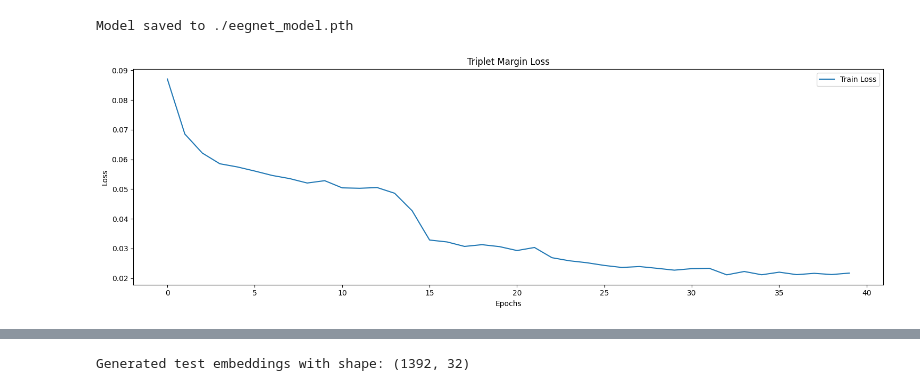
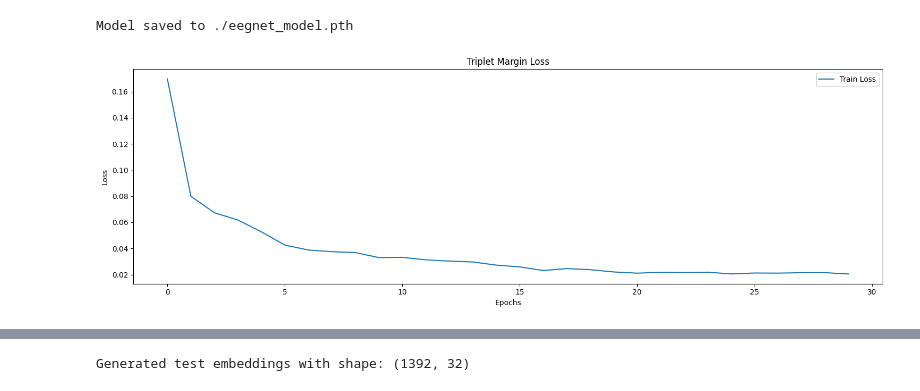
Before and after one commit to KN-Neuron/NeuroGuard-AI, a Jupyter notebook: notebooks/Barbara_Dereń/EEGNet1.ipynb, the cells around one changed output, grey strips where cells are left out. Saved outputs shown, nothing was run; the diff lists cells and outputs as text; code cells hidden in the pictures.

```diff
--- a/notebooks/Barbara_Dereń/EEGNet1.ipynb
+++ b/notebooks/Barbara_Dereń/EEGNet1.ipynb
@@ -225,11 +243,11 @@ Shape of positive: torch.Size([1, 4, 751])
 Shape of negative: torch.Size([1, 4, 751])
 # %%
 eegnet_model = EEGNetEmbeddingModel(
-    num_channels=4, num_time_points=751, num_classes=0, embedding_dimension=32
+    num_channels=4, num_time_points=751, num_classes=32, embedding_dimension=32
 )
 
 triplet_loss = torch.nn.TripletMarginLoss(margin=0.05)
 eegnet_optimizer = torch.optim.Adam(eegnet_model.parameters(), lr=1e-3)
 
-num_epochs = 40
+num_epochs = 30
 # %%
@@ -275,17 +292,6 @@ print(f"Model saved to {model_save_path}")
 # %% [output]
 Model saved to ./eegnet_model.pth
 # %%
-import matplotlib.pyplot as plt
-
-plt.figure(figsize=(15, 5))
-
-plt.plot(train_history["train_loss"], label="Train Loss")
-plt.title("Triplet Margin Loss")
-plt.xlabel("Epochs")
-plt.ylabel("Loss")
-plt.legend()
-
-plt.tight_layout()
-plt.show()
+plot_loss(train_history)
 # %% [output]
-[figure, old version]
+[figure, new version]
```
Also changed, not shown: parts of 20 cells of this notebook, 5 other files.
